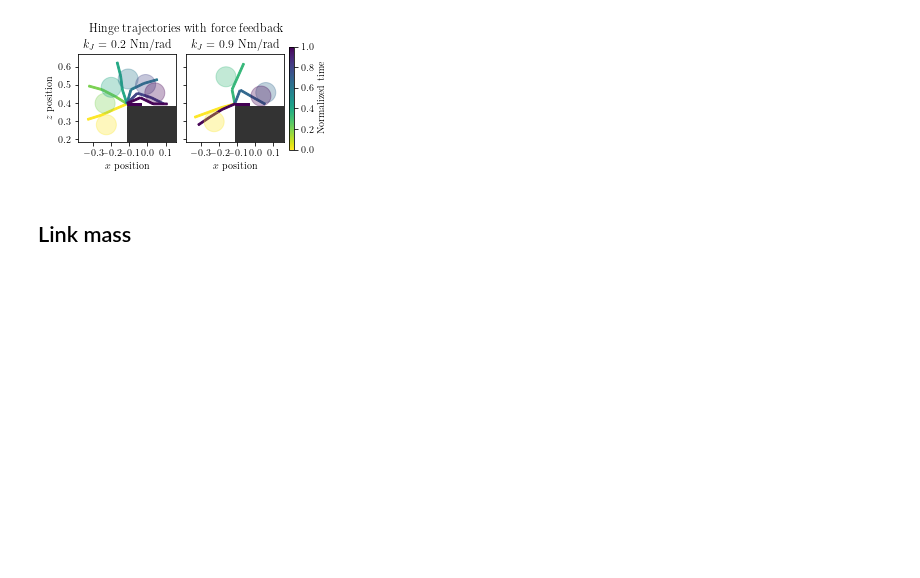
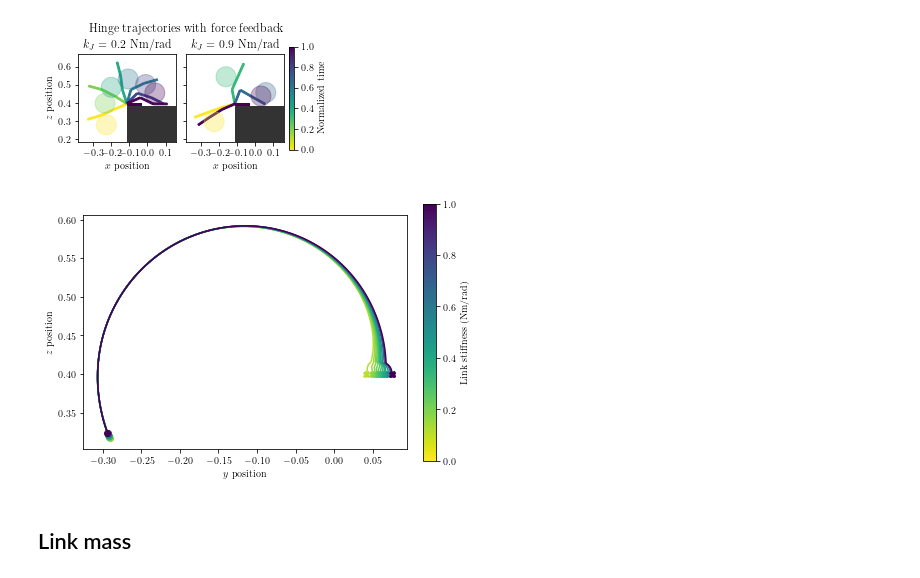
Before and after one commit to daniwhite/PaperManipulation, a Jupyter notebook: sweeps_plotter.ipynb, the cells around one changed output. Drawn from its saved outputs; the diff is of its cells as text; code cells hidden in the pictures; blank space fills up the shorter version.

Commit message:
Add sim comparison plot

```diff
--- a/sweeps_plotter.ipynb
+++ b/sweeps_plotter.ipynb
@@ -322,6 +322,31 @@ fig.savefig("k_J_force_full_hinge.pgf", backend="pgf")
 plt.show()
 # %% [output]
 [figure]
+# %%
+data = np.load(base_path + "open_loop__mu.npz", allow_pickle=True)
+fig, axs = plt.subplots(1, 1, figsize=(6,4), constrained_layout=True)
+
+color_map = cm.ScalarMappable(cmap="viridis_r", norm=plt.Normalize(0,np.max(data['sweep_vars'])))
+for i, (data_, k_J) in enumerate(zip(data['out_data'][3:], data['sweep_vars'][3:,0])):
+    c = color_map.to_rgba(k_J)
+    start_idx = data_["any_links_in_contact_idx"]
+    p = plt.plot(data_["horizontal_paper_traces"][-1,start_idx:],
+             data_["vertical_paper_traces"][-1,start_idx:], color=c)
+    plt.plot(data_["horizontal_paper_traces"][-1,start_idx],
+             data_["vertical_paper_traces"][-1,start_idx],
+             marker='o', color=c)
+    plt.plot(data_["horizontal_paper_traces"][-1,-1],
+             data_["vertical_paper_traces"][-1,-1], marker='X', color=c)
+plt.xlabel("$y$ position")
+plt.ylabel("$z$ position")
+
+cb = fig.colorbar(color_map)
+plt.gca().set_aspect("equal")
+cb.set_label("Link stiffness (Nm/rad)")
+plt.gcf().savefig("k_J_plot.pgf", backend="pgf")
+plt.show()
+# %% [output]
+[figure, added]
 # %% [markdown]
 ## Link mass
 # %% [markdown]
```
Also changed, not shown: parts of 6 cells of this notebook, 19 other files.
